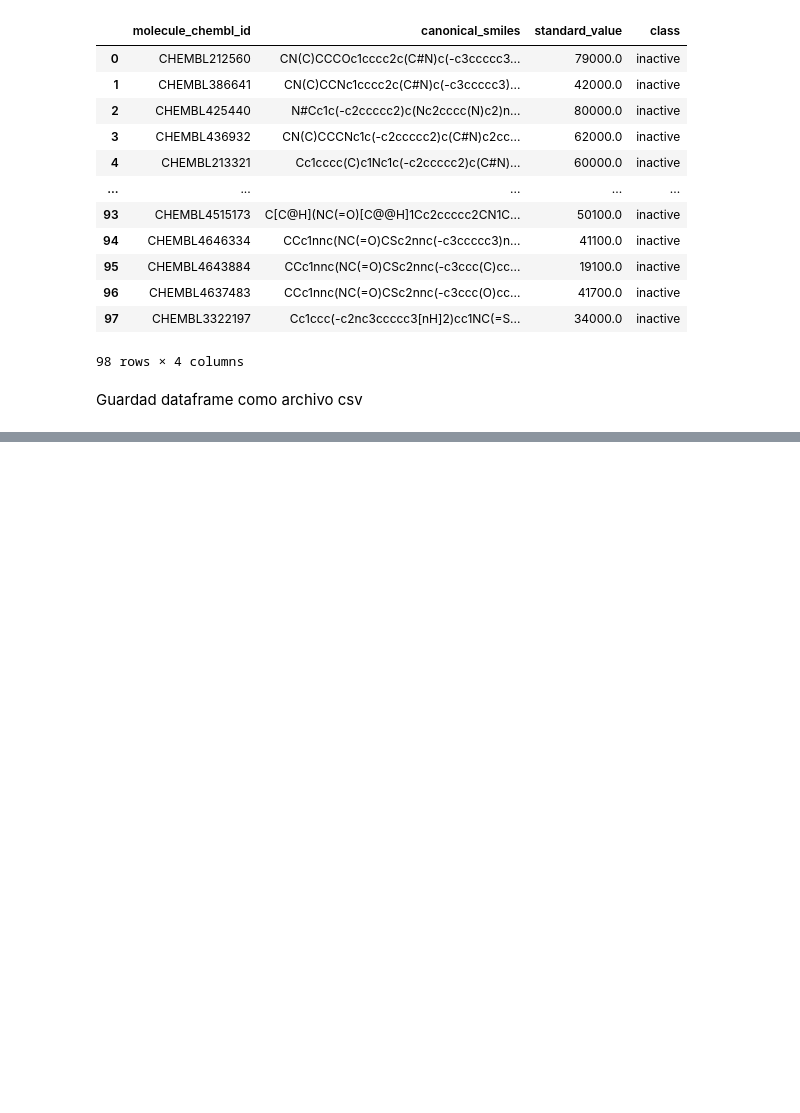
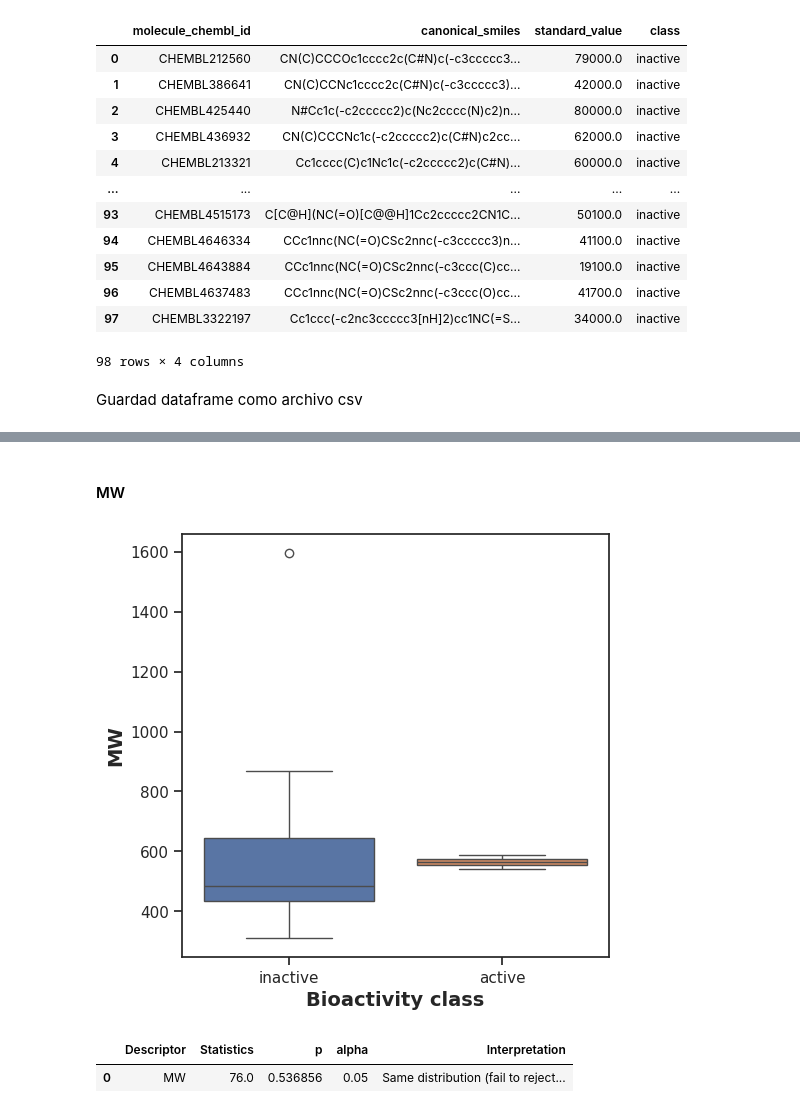
Before and after one commit to rromerov/Proyecto_Integrador, a Jupyter notebook: main.ipynb, the cells around one changed output, grey strips where cells are left out. Saved outputs shown, nothing was run; the diff lists cells and outputs as text; code cells hidden in the pictures; blank space fills up the shorter version.

```diff
--- a/main.ipynb
+++ b/main.ipynb
@@ -323,0 +629,18 @@ df5.to_csv('/content/drive/My Drive/Colab Notebooks/data/bioactivity_data_curate
+# %% [markdown]
+#### MW
+# %%
+plt.figure(figsize=(5.5, 5.5))
+
+sns.boxplot(x = 'class', y = 'MW', data = df_2classes, hue = 'class')
+
+plt.xlabel('Bioactivity class', fontsize=14, fontweight='bold')
+plt.ylabel('MW', fontsize=14, fontweight='bold')
+
+plt.savefig('/content/drive/My Drive/Colab Notebooks/data/plot_MW.pdf')
+# %% [output]
+[figure, added]
+# %%
+mannwhitney('MW')
+# %% [output]
+|  | Descriptor | Statistics | p | alpha | Interpretation |
+| 0 | MW | 76.0 | 0.536856 | 0.05 | Same distribution (fail to reject... |
```
Also changed, not shown: parts of 52 cells of this notebook.
